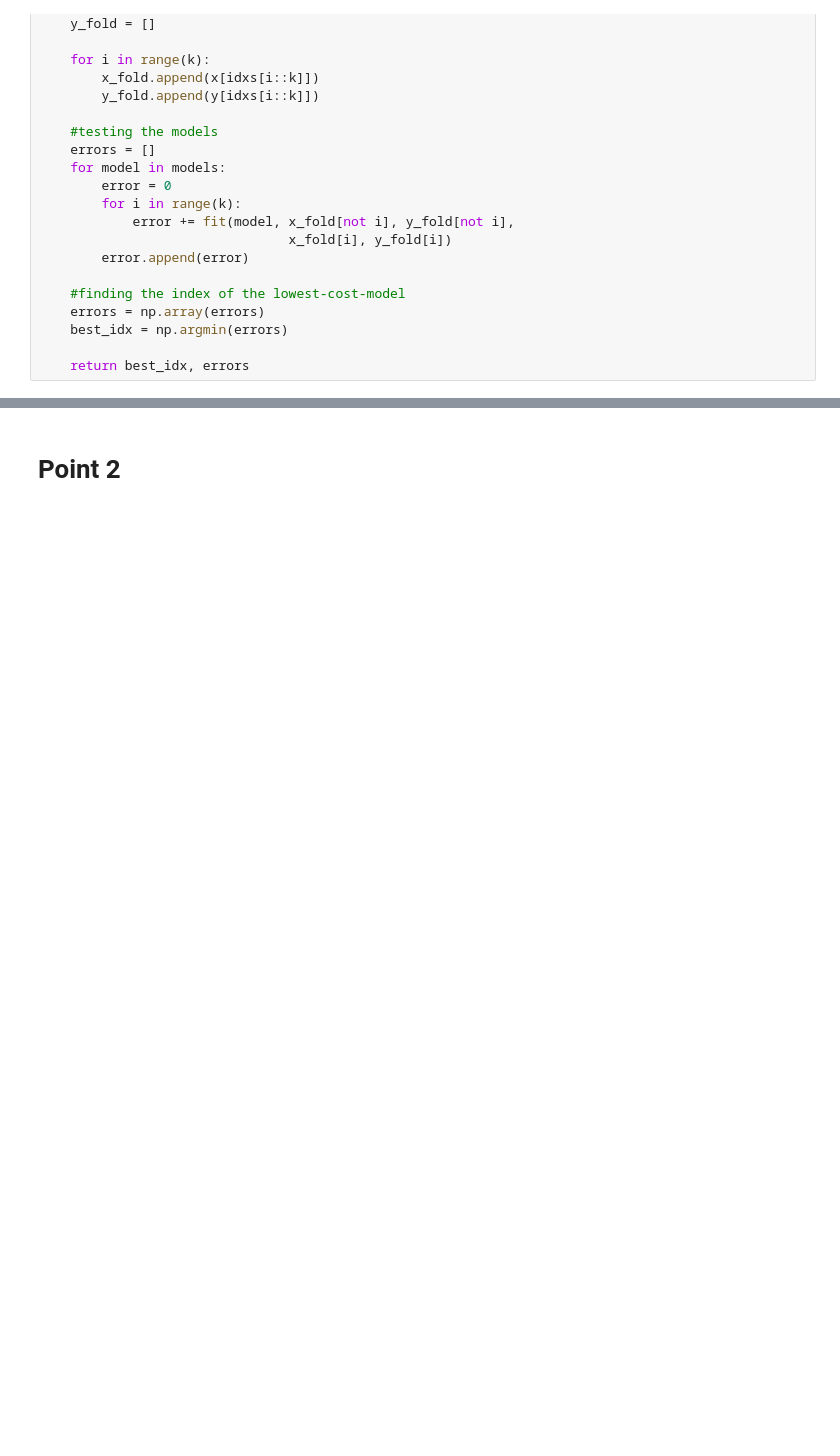
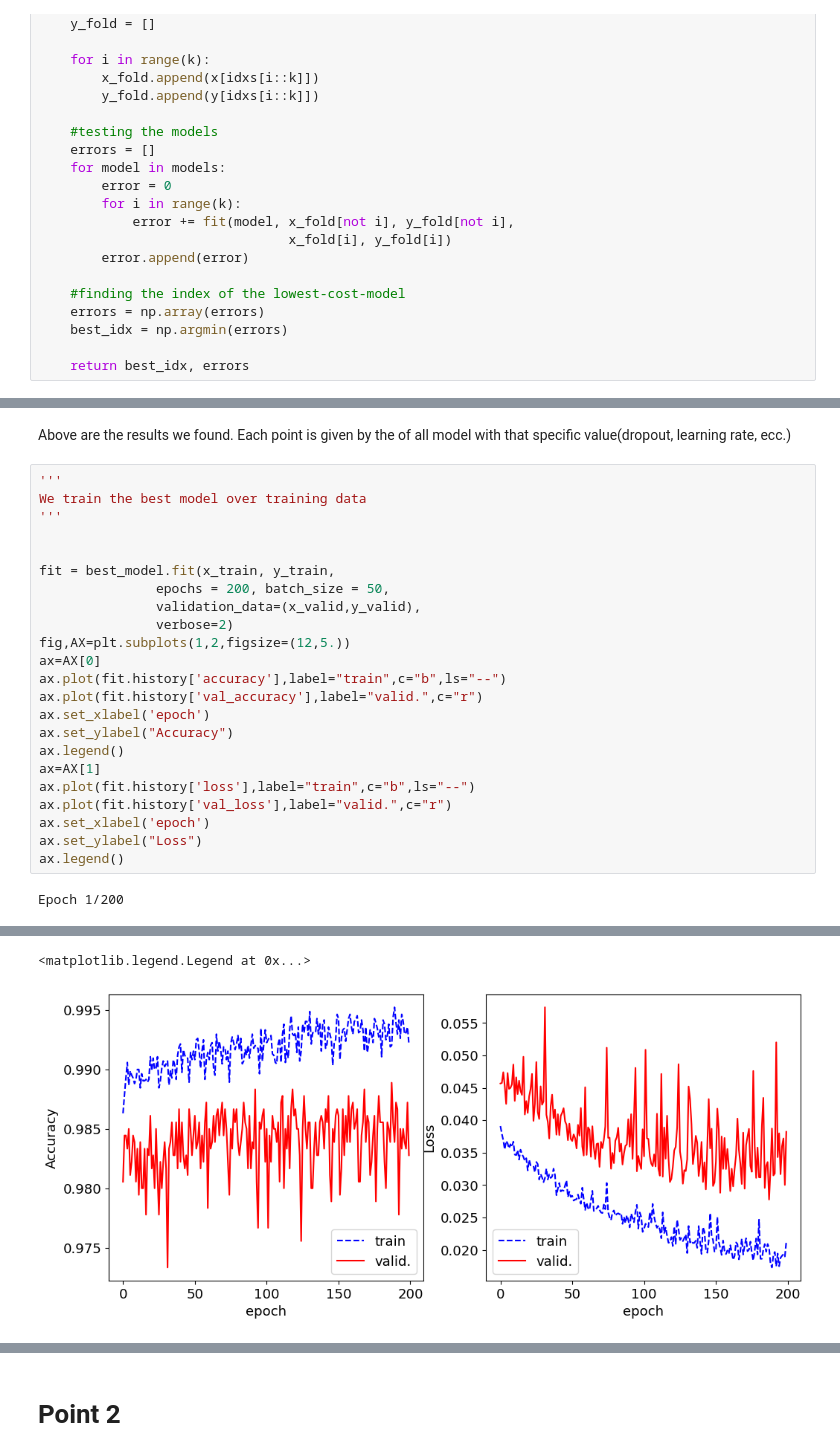
Before and after one commit to FrancescoPeron/LCP_B, a Jupyter notebook: DNN/group2613_exercise1_2.ipynb, the cells around one changed output, grey strips where cells are left out. Cells and saved outputs as stored; diff of their text form; blank space fills up the shorter version.

```diff
--- a/DNN/group2613_exercise1_2.ipynb
+++ b/DNN/group2613_exercise1_2.ipynb
@@ -405,0 +426,27 @@ plt.show()
+# %% [markdown]
+Above are the results we found. Each point is given by the of all model with that specific value(dropout, learning rate, ecc.)
+# %%
+'''
+We train the best model over training data
+'''
+
+
+fit = best_model.fit(x_train, y_train,
+               epochs = 200, batch_size = 50,
+               validation_data=(x_valid,y_valid),
+               verbose=2)
+fig,AX=plt.subplots(1,2,figsize=(12,5.))
+ax=AX[0]
+ax.plot(fit.history['accuracy'],label="train",c="b",ls="--")
+ax.plot(fit.history['val_accuracy'],label="valid.",c="r")
+ax.set_xlabel('epoch')
+ax.set_ylabel("Accuracy")
+ax.legend()
+ax=AX[1]
+ax.plot(fit.history['loss'],label="train",c="b",ls="--")
+ax.plot(fit.history['val_loss'],label="valid.",c="r")
+ax.set_xlabel('epoch')
+ax.set_ylabel("Loss")
+ax.legend()
+# %% [output]
+Epoch 1/200
@@ -405,0 +475,2 @@ plt.show()
+<matplotlib.legend.Legend at 0x...>
+[figure, added]
```
Also changed, not shown: parts of 9 cells of this notebook, 1 other file.
